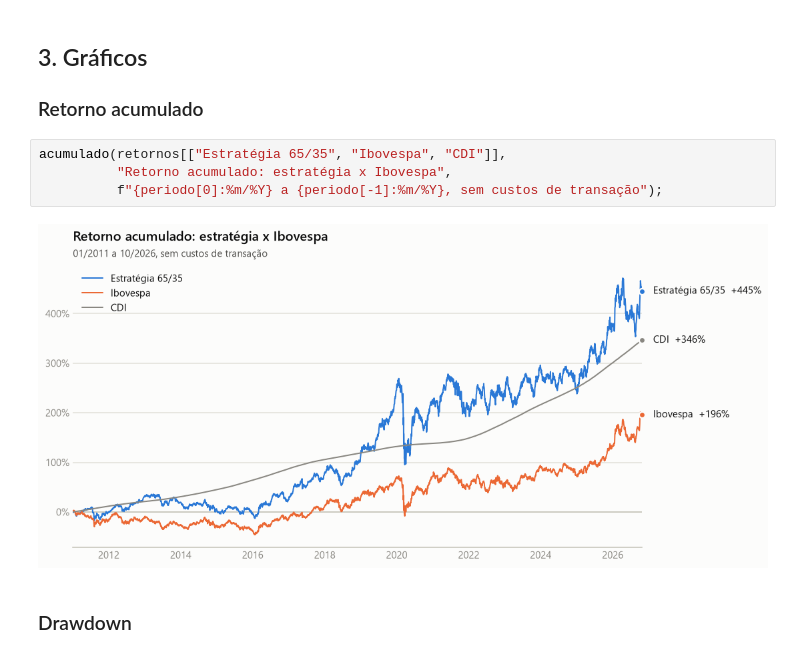
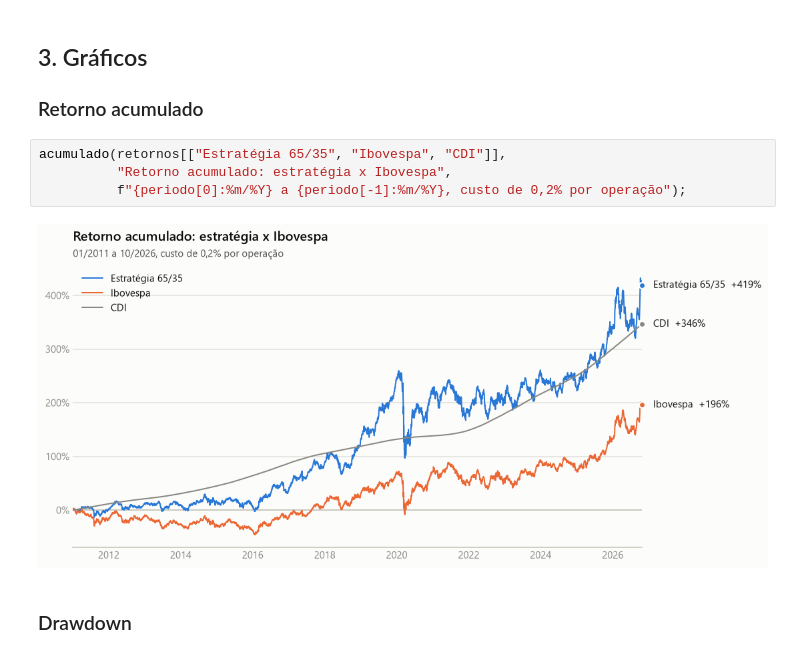
Before and after one commit to felipeal15/trainee_iqf, a Jupyter notebook: notebooks/entrega2_backtest.ipynb, the cells around one changed output. Saved outputs shown, nothing was run; the diff lists cells and outputs as text.

```diff
--- a/notebooks/entrega2_backtest.ipynb
+++ b/notebooks/entrega2_backtest.ipynb
@@ -71,9 +71,9 @@ formatar(resumo(retornos, dados.cdi, benchmark="Ibovespa"))
 # %%
 acumulado(retornos[["Estratégia 65/35", "Ibovespa", "CDI"]],
           "Retorno acumulado: estratégia x Ibovespa",
-          f"{periodo[0]:%m/%Y} a {periodo[-1]:%m/%Y}, sem custos de transação");
+          f"{periodo[0]:%m/%Y} a {periodo[-1]:%m/%Y}, custo de 0,2% por operação");
 # %% [output]
-[figure, old version]
+[figure, new version]
 # %% [markdown]
 ### Drawdown
 # %%
```
Also changed, not shown: parts of 11 cells of this notebook, 58 other files.
